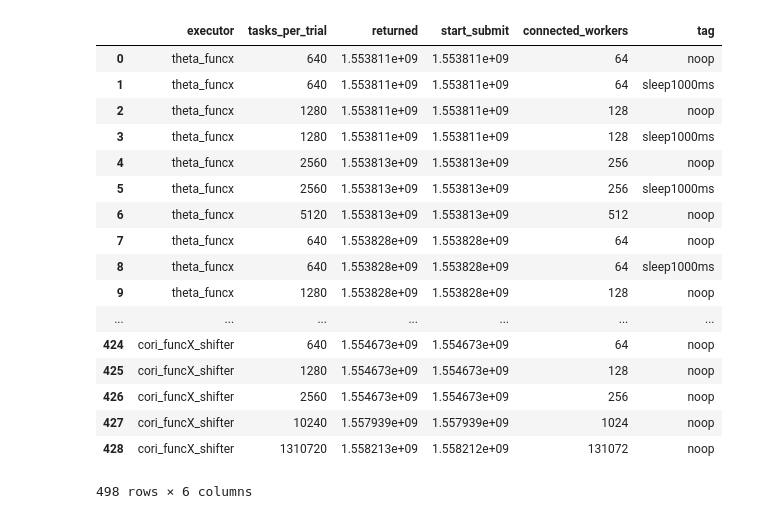
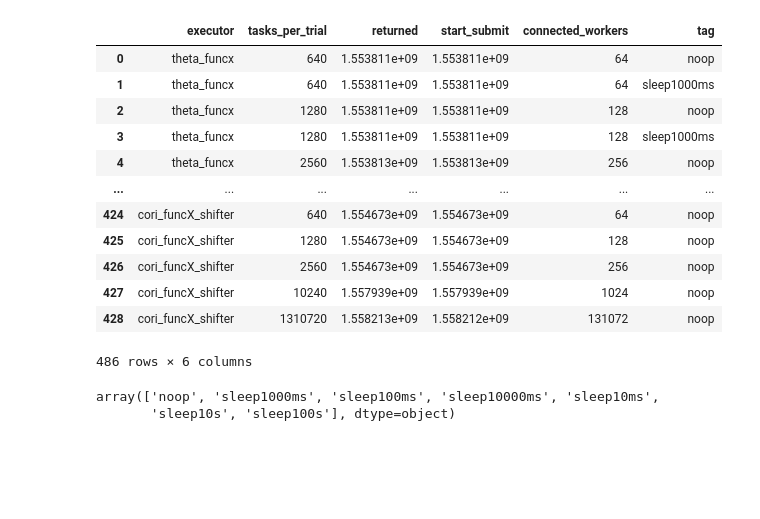
Before and after one commit to ZhuozhaoLi/sc-funcx-eval, a Jupyter notebook: notebooks/strong-weak.ipynb, the cells around one changed output. Cells and saved outputs as stored; diff of their text form; code cells hidden in the pictures; blank space fills up the shorter version.

```diff
--- a/notebooks/strong-weak.ipynb
+++ b/notebooks/strong-weak.ipynb
@@ -47,29 +42,29 @@ strong_tasks
 # %%
 weak_databases = [
             '../theta-scaling/weak-scaling/data.db',
-            '../cori/weak-scaling/data.db'
+            '../cori/weak-scaling/data.db',
             ]
 weak_tasks = get_dataframes(query, weak_databases)
 weak_tasks
 # %% [output]
 |  | executor | tasks_per_trial | returned | start_submit | connected_workers | tag |
 | 0 | theta_funcx | 640 | 1.553811e+09 | 1.553811e+09 | 64 | noop |
 | 1 | theta_funcx | 640 | 1.553811e+09 | 1.553811e+09 | 64 | sleep1000ms |
 | 2 | theta_funcx | 1280 | 1.553811e+09 | 1.553811e+09 | 128 | noop |
 | 3 | theta_funcx | 1280 | 1.553811e+09 | 1.553811e+09 | 128 | sleep1000ms |
 | 4 | theta_funcx | 2560 | 1.553813e+09 | 1.553813e+09 | 256 | noop |
-| 5 | theta_funcx | 2560 | 1.553813e+09 | 1.553813e+09 | 256 | sleep1000ms |
-| 6 | theta_funcx | 5120 | 1.553813e+09 | 1.553813e+09 | 512 | noop |
-| 7 | theta_funcx | 640 | 1.553828e+09 | 1.553828e+09 | 64 | noop |
-| 8 | theta_funcx | 640 | 1.553828e+09 | 1.553828e+09 | 64 | sleep1000ms |
-| 9 | theta_funcx | 1280 | 1.553828e+09 | 1.553828e+09 | 128 | noop |
 | ... | ... | ... | ... | ... | ... | ... |
 | 424 | cori_funcX_shifter | 640 | 1.554673e+09 | 1.554673e+09 | 64 | noop |
 | 425 | cori_funcX_shifter | 1280 | 1.554673e+09 | 1.554673e+09 | 128 | noop |
 | 426 | cori_funcX_shifter | 2560 | 1.554673e+09 | 1.554673e+09 | 256 | noop |
 | 427 | cori_funcX_shifter | 10240 | 1.557939e+09 | 1.557939e+09 | 1024 | noop |
 | 428 | cori_funcX_shifter | 1310720 | 1.558213e+09 | 1.558212e+09 | 131072 | noop |
-498 rows × 6 columns
+486 rows × 6 columns
+# %%
+weak_tasks['tag'].unique()
+# %% [output]
+array(['noop', 'sleep1000ms', 'sleep100ms', 'sleep10000ms', 'sleep10ms',
+       'sleep10s', 'sleep100s'], dtype=object)
 # %%
 strong_tasks['completion time'] = strong_tasks['returned'] - strong_tasks['start_submit']
 strong_tasks.head()
```
Also changed, not shown: parts of 6 cells of this notebook, 2 other files.
